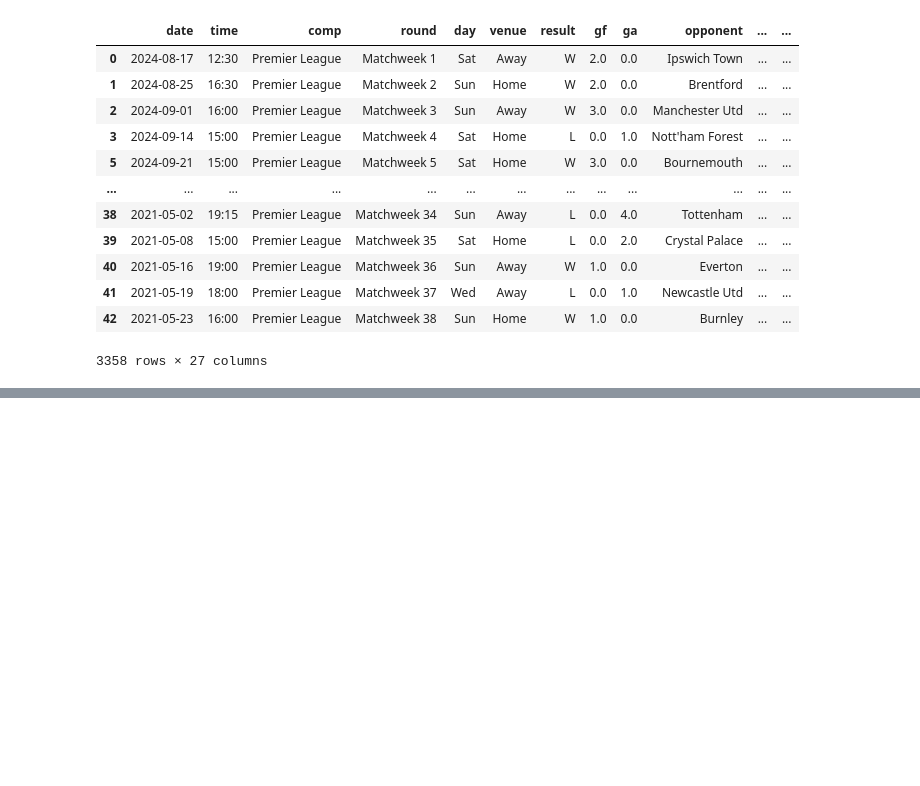
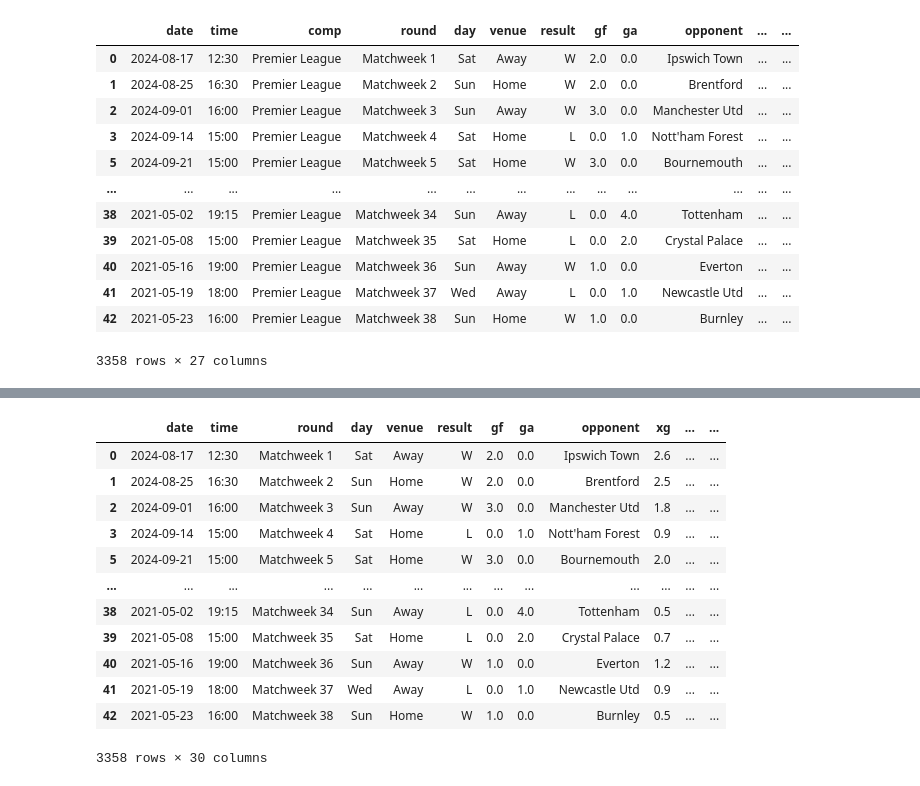
Before and after one commit to muhammadadeel22/Premier-League-Football-Prediction, a Jupyter notebook: EPL_LSTM_Prediction.ipynb, the cells around one changed output, grey strips where cells are left out. Drawn from its saved outputs; the diff is of its cells as text; code cells hidden in the pictures; blank space fills up the shorter version.

Commit message:
Data preprocessing
Adding columns for rolling averages

```diff
--- a/EPL_LSTM_Prediction.ipynb
+++ b/EPL_LSTM_Prediction.ipynb
@@ -24,0 +55,29 @@ matches
+# %%
+# Clean and preprocess the data
+matches["date"] = pd.to_datetime(matches["date"])
+matches["target"] = (matches["result"] == "W").astype("int")
+
+# Encode categorical variables
+matches["venue_code"] = matches["venue"].astype("category").cat.codes
+matches["opp_code"] = matches["opponent"].astype("category").cat.codes
+matches["hour"] = matches["time"].str.replace(":.+", "", regex=True).astype("int")
+matches["day_code"] = matches["date"].dt.dayofweek
+
+# Remove unnecessary columns
+matches.drop(columns=["comp", "notes"], inplace=True)
+# %%
+matches
+# %% [output]
+|  | date | time | round | day | venue | result | gf | ga | opponent | xg | ... | ... |
+| 0 | 2024-08-17 | 12:30 | Matchweek 1 | Sat | Away | W | 2.0 | 0.0 | Ipswich Town | 2.6 | ... | ... |
+| 1 | 2024-08-25 | 16:30 | Matchweek 2 | Sun | Home | W | 2.0 | 0.0 | Brentford | 2.5 | ... | ... |
+| 2 | 2024-09-01 | 16:00 | Matchweek 3 | Sun | Away | W | 3.0 | 0.0 | Manchester Utd | 1.8 | ... | ... |
+| 3 | 2024-09-14 | 15:00 | Matchweek 4 | Sat | Home | L | 0.0 | 1.0 | Nott'ham Forest | 0.9 | ... | ... |
+| 5 | 2024-09-21 | 15:00 | Matchweek 5 | Sat | Home | W | 3.0 | 0.0 | Bournemouth | 2.0 | ... | ... |
+| ... | ... | ... | ... | ... | ... | ... | ... | ... | ... | ... | ... | ... |
+| 38 | 2021-05-02 | 19:15 | Matchweek 34 | Sun | Away | L | 0.0 | 4.0 | Tottenham | 0.5 | ... | ... |
+| 39 | 2021-05-08 | 15:00 | Matchweek 35 | Sat | Home | L | 0.0 | 2.0 | Crystal Palace | 0.7 | ... | ... |
+| 40 | 2021-05-16 | 19:00 | Matchweek 36 | Sun | Away | W | 1.0 | 0.0 | Everton | 1.2 | ... | ... |
+| 41 | 2021-05-19 | 18:00 | Matchweek 37 | Wed | Away | L | 0.0 | 1.0 | Newcastle Utd | 0.9 | ... | ... |
+| 42 | 2021-05-23 | 16:00 | Matchweek 38 | Sun | Home | W | 1.0 | 0.0 | Burnley | 0.5 | ... | ... |
+3358 rows × 30 columns
```
Also changed, not shown: parts of 4 cells of this notebook.
